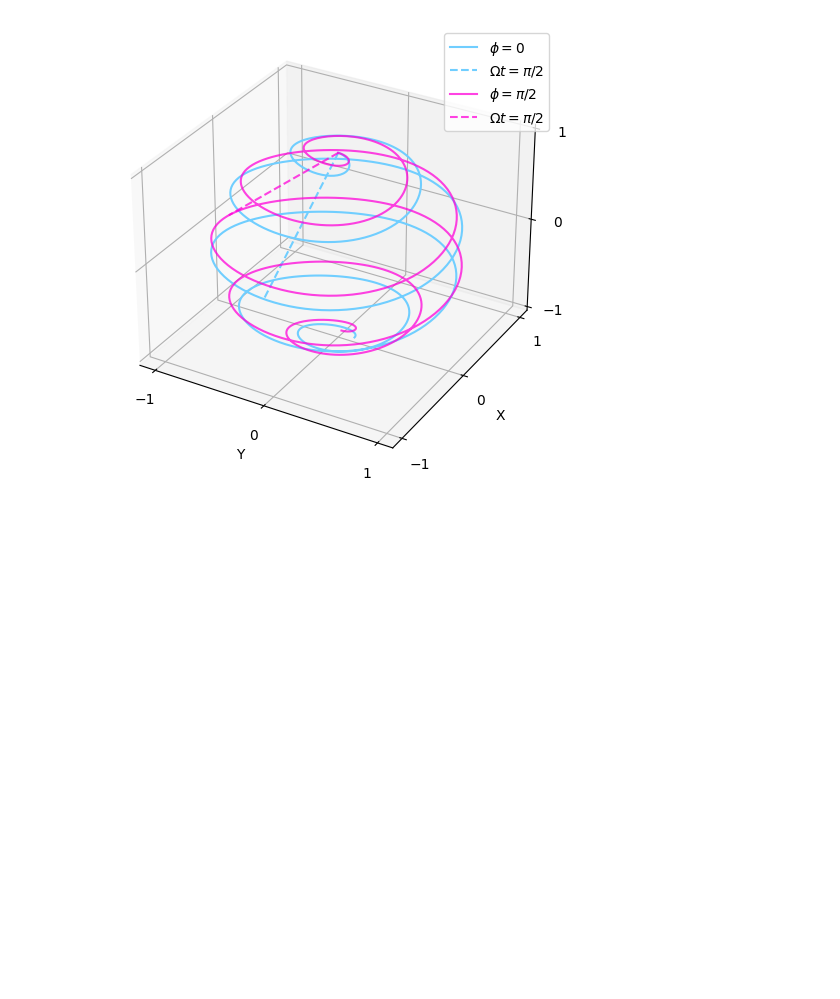
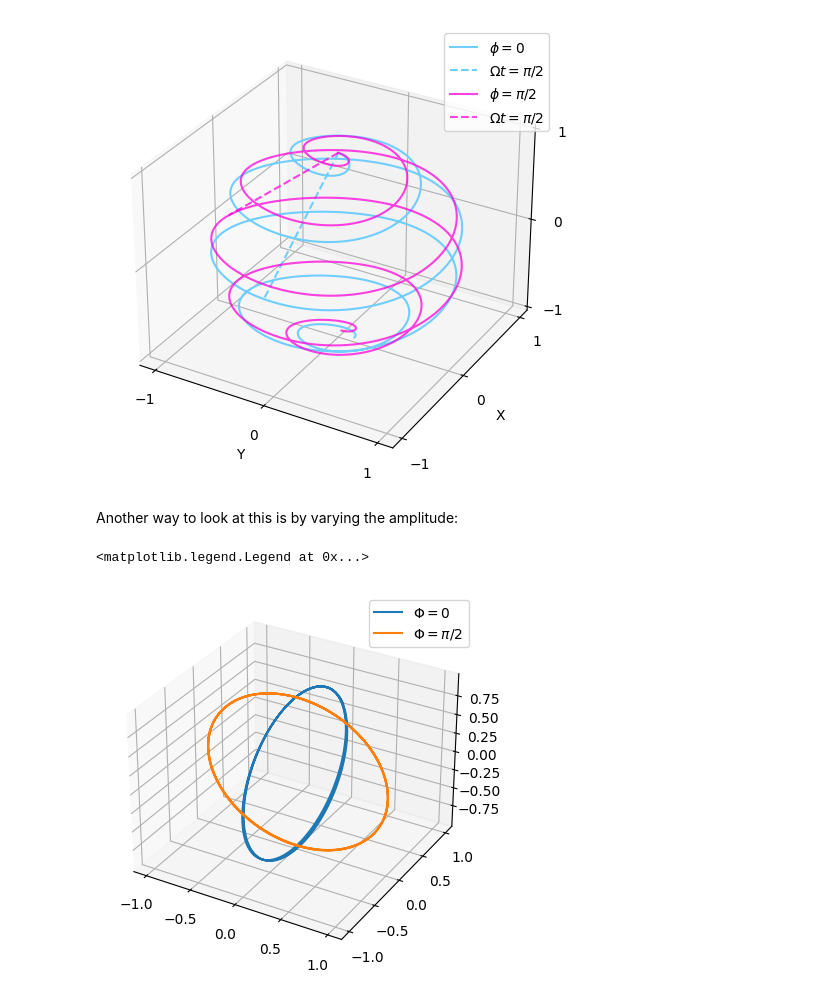
Before and after one commit to XanaduAI/Analytic_Pulse_Gradients, a Jupyter notebook: Single_qubit_drive.ipynb, the cells around one changed output. Drawn from its saved outputs; the diff is of its cells as text; code cells hidden in the pictures; blank space fills up the shorter version.

```diff
--- a/Single_qubit_drive.ipynb
+++ b/Single_qubit_drive.ipynb
@@ -79,3 +79,35 @@ plt.tight_layout()
 plt.savefig("plots/1qubit.svg", dpi=500, bbox_inches='tight')
 # %% [output]
 [figure]
+# %% [markdown]
+Another way to look at this is by varying the amplitude:
+# %%
+X, Y, Z = qml.PauliX(0), qml.PauliY(0), qml.PauliZ(0)
+
+omega = 2 * jnp.pi * 5.
+H = -omega/2 * Z
+
+def amp(p, t):
+    return p[0] * jnp.sin(omega*t + p[1])
+H += amp * Y
+
+@jax.jit
+@qml.qnode(qml.device("default.qubit", wires=1), interface="jax")
+def trajectory(Omega0, phi):
+    qml.evolve(H)([[Omega0, phi]], 20.)
+    return [qml.expval(op) for op in [X, Y, Z]]
+
+phi = 0
+Omegas = jnp.linspace(0., 1., 10000)
+res0 = jax.vmap(trajectory, [0, None])(Omegas, phi)
+res1 = jax.vmap(trajectory, [0, None])(Omegas, jnp.pi/2)
+
+fig = plt.figure()
+ax = fig.add_subplot(111, projection='3d')
+
+ax.plot(*res0, "-", label="$\\Phi=0$")
+ax.plot(*res1, "-", label="$\\Phi=\\pi/2$")
+ax.legend()
+# %% [output]
+<matplotlib.legend.Legend at 0x...>
+[figure, added]
```
Also changed, not shown: 5 other files.
